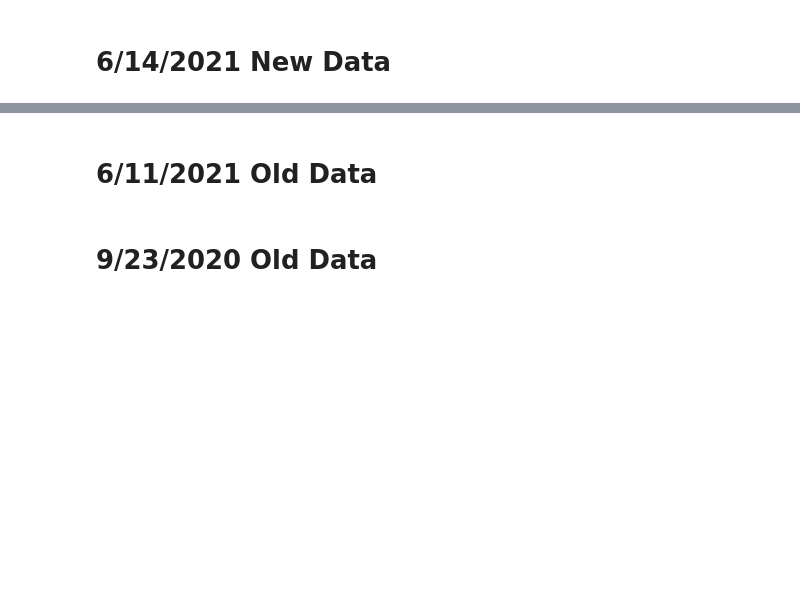
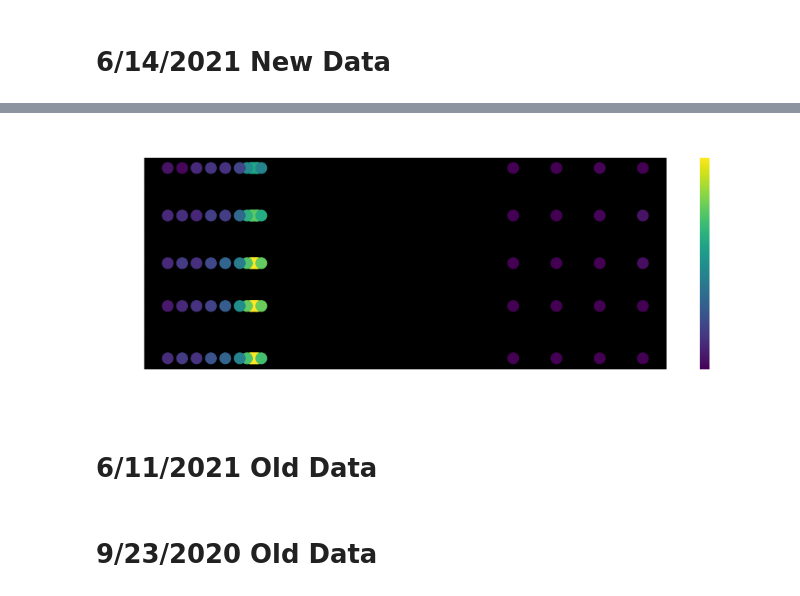
Before and after one commit to mjamesfero/PaschenAlphaModeling, a Jupyter notebook: Background Flux v Longitude.ipynb, the cells around one changed output, grey strips where cells are left out. Cells and saved outputs as stored; diff of their text form; code cells hidden in the pictures; blank space fills up the shorter version.

```diff
--- a/Background Flux v Longitude.ipynb
+++ b/Background Flux v Longitude.ipynb
@@ -68,4 +69,4 @@ glon_and_glat = [(2.5, 0.1), (2.5, 1), (2.5, 2), (2.5, 3), (2.5, -1),
                 (180.0, 0.1), (180.0, 1), (180.0, 2), (180.0, 3), (180.0, -1),
                ]
 # %%
-tablef = miris_bgd_flux(glon_and_glat)
+table_f = miris_bgd_flux(glon_and_glat)
@@ -72,13 +91,14 @@ tablef = miris_bgd_flux(glon_and_glat)
-# %%
-table_f = Table(tablef)
 # %%
-fig, ax = plt.subplots(figsize=(25,15))
-sc = ax.scatter(table_f['longitude'], table_f['latitude'], c=table_f['flux per pix'])
+fig, ax = plt.subplots(figsize=(15,5))
+sc = ax.scatter(table_f['longitude'], table_f['latitude'], s=200, c=table_f['flux per pix'], norm=visualization.simple_norm(table_f['flux per pix'], stretch='asinh',
+                                         max_percent=95, min_percent=15))
 ax.set_ylabel('Galactic Latitude [Deg]', fontsize='20')
 ax.set_xlabel('Galactic Longitude [Deg]', fontsize='20')
 plt.title('Background Flux in the Galactic Plane', fontsize='30')
 cbar = fig.colorbar(sc)
 cbar.set_label("Flux per pixel [Jy]", fontsize='20')
+# %% [output]
+[figure, added]
 # %% [markdown]
 # 6/11/2021 Old Data
 # %%
```
Also changed, not shown: parts of 2 cells of this notebook, 6 other files.
